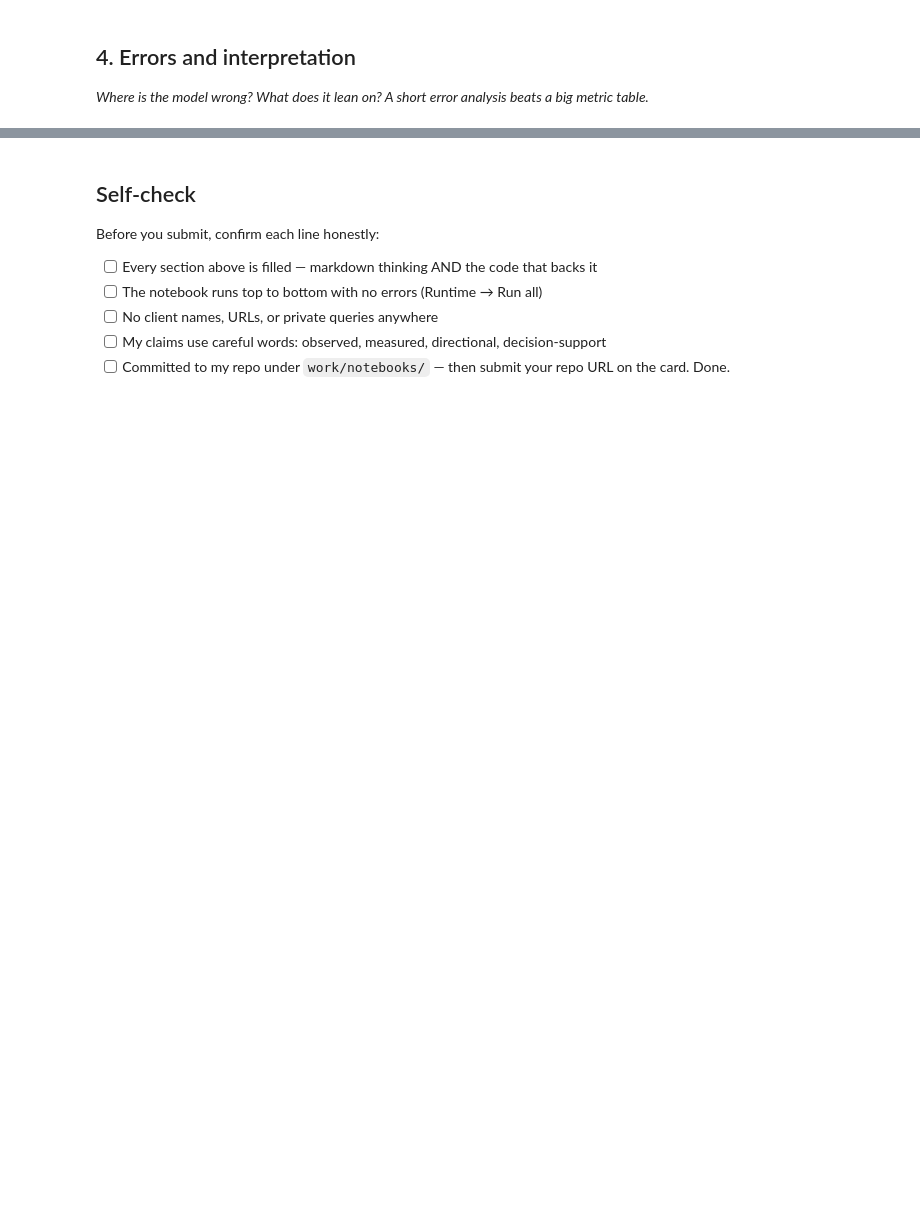
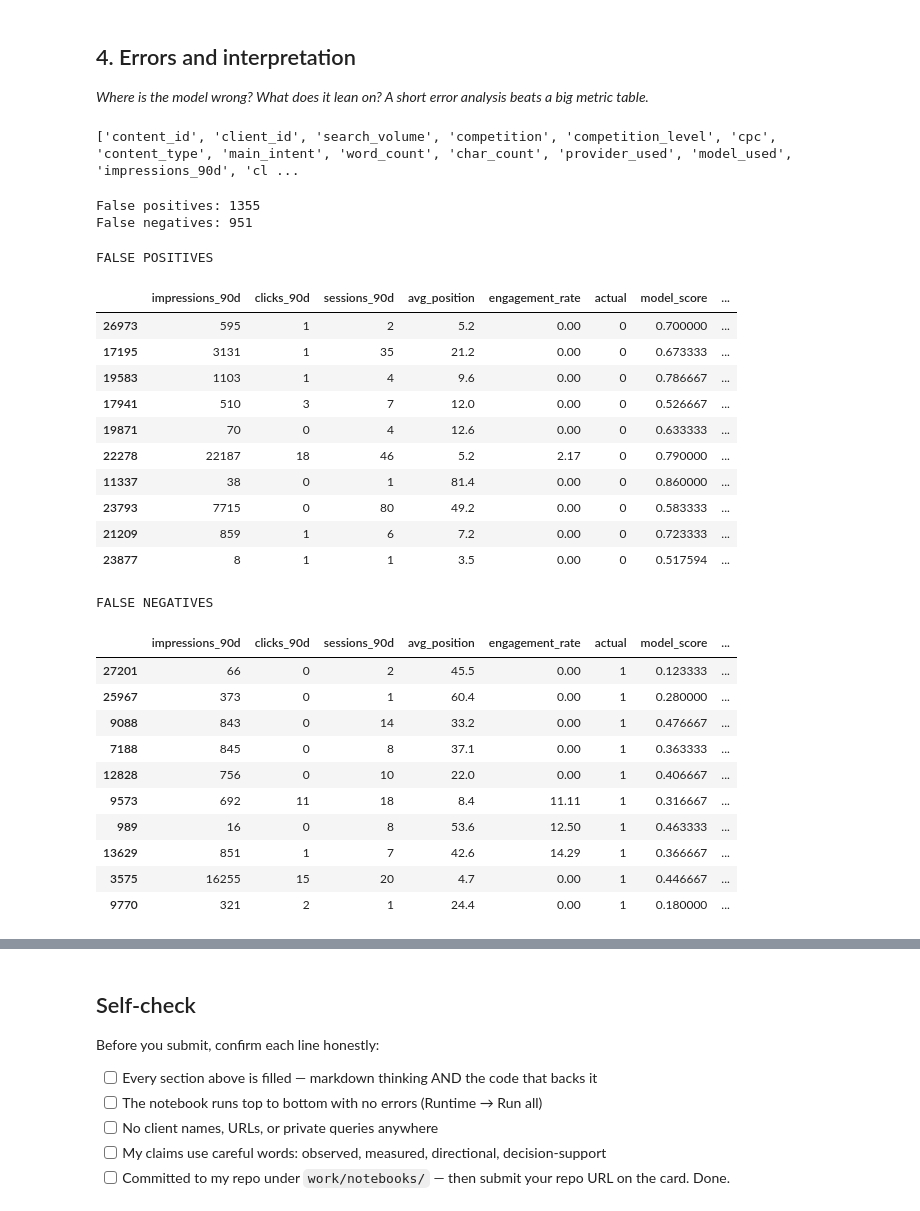
Before and after one commit to Sumit07-git/flyrank-ml-internship, a Jupyter notebook: work/notebooks/w05_model.ipynb, the cells around one changed output, grey strips where cells are left out. Saved outputs shown, nothing was run; the diff lists cells and outputs as text; code cells hidden in the pictures; blank space fills up the shorter version.

```diff
--- a/work/notebooks/w05_model.ipynb
+++ b/work/notebooks/w05_model.ipynb
@@ -27,3 +135,7 @@ This skeleton is yours to fill. Work the sections **in order** — each one has
 # %%
 # This cell is for CODE (numbers, a query, a check).
 # Write your text answer in the cell ABOVE this one — typing sentences here breaks Run All.
+df = pd.read_csv("./data/raw/content_refresh_anonymized.csv")
+
+print("Shape:", df.shape)
+print(df.columns.tolist())
@@ -31,6 +314,82 @@ This skeleton is yours to fill. Work the sections **in order** — each one has
 ## 4. Errors and interpretation
 
 *Where is the model wrong? What does it lean on? A short error analysis beats a big metric table.*
+# %%
+test["actual"] = y_test.to_numpy()
+
+# Check
+print(test.columns.tolist())
+# %% [output]
+['content_id', 'client_id', 'search_volume', 'competition', 'competition_level', 'cpc', 'content_type', 'main_intent', 'word_count', 'char_count', 'provider_used', 'model_used', 'impressions_90d', 'cl ...
 # %%
 # This cell is for CODE (numbers, a query, a check).
 # Write your text answer in the cell ABOVE this one — typing sentences here breaks Run All.
+test["model_prediction"] = (
+    test["model_score"] >= 0.5
+).astype(int)
+# %%
+false_positives = test[
+    (test["actual"] == 0) &
+    (test["model_prediction"] == 1)
+].copy()
+
+false_negatives = test[
+    (test["actual"] == 1) &
+    (test["model_prediction"] == 0)
+].copy()
+
+print("False positives:", len(false_positives))
+print("False negatives:", len(false_negatives))
+# %% [output]
+False positives: 1355
+False negatives: 951
+# %%
+error_columns = [
+    "impressions_90d",
+    "clicks_90d",
+    "sessions_90d",
+    "avg_position",
+    "engagement_rate",
+    "actual",
+    "model_score",
+    "model_prediction"
+]
+
+print("FALSE POSITIVES")
+display(
+    false_positives[
+        error_columns
+    ].head(10)
+)
+
+print("FALSE NEGATIVES")
+display(
+    false_negatives[
+        error_columns
+    ].head(10)
+)
+# %% [output]
+FALSE POSITIVES
+|  | impressions_90d | clicks_90d | sessions_90d | avg_position | engagement_rate | actual | model_score | ... |
+| 26973 | 595 | 1 | 2 | 5.2 | 0.00 | 0 | 0.700000 | ... |
+| 17195 | 3131 | 1 | 35 | 21.2 | 0.00 | 0 | 0.673333 | ... |
+| 19583 | 1103 | 1 | 4 | 9.6 | 0.00 | 0 | 0.786667 | ... |
+| 17941 | 510 | 3 | 7 | 12.0 | 0.00 | 0 | 0.526667 | ... |
+| 19871 | 70 | 0 | 4 | 12.6 | 0.00 | 0 | 0.633333 | ... |
+| 22278 | 22187 | 18 | 46 | 5.2 | 2.17 | 0 | 0.790000 | ... |
+| 11337 | 38 | 0 | 1 | 81.4 | 0.00 | 0 | 0.860000 | ... |
+| 23793 | 7715 | 0 | 80 | 49.2 | 0.00 | 0 | 0.583333 | ... |
+| 21209 | 859 | 1 | 6 | 7.2 | 0.00 | 0 | 0.723333 | ... |
+| 23877 | 8 | 1 | 1 | 3.5 | 0.00 | 0 | 0.517594 | ... |
+FALSE NEGATIVES
+|  | impressions_90d | clicks_90d | sessions_90d | avg_position | engagement_rate | actual | model_score | ... |
+| 27201 | 66 | 0 | 2 | 45.5 | 0.00 | 1 | 0.123333 | ... |
+| 25967 | 373 | 0 | 1 | 60.4 | 0.00 | 1 | 0.280000 | ... |
+| 9088 | 843 | 0 | 14 | 33.2 | 0.00 | 1 | 0.476667 | ... |
+| 7188 | 845 | 0 | 8 | 37.1 | 0.00 | 1 | 0.363333 | ... |
+| 12828 | 756 | 0 | 10 | 22.0 | 0.00 | 1 | 0.406667 | ... |
+| 9573 | 692 | 11 | 18 | 8.4 | 11.11 | 1 | 0.316667 | ... |
+| 989 | 16 | 0 | 8 | 53.6 | 12.50 | 1 | 0.463333 | ... |
+| 13629 | 851 | 1 | 7 | 42.6 | 14.29 | 1 | 0.366667 | ... |
+| 3575 | 16255 | 15 | 20 | 4.7 | 0.00 | 1 | 0.446667 | ... |
+| 9770 | 321 | 2 | 1 | 24.4 | 0.00 | 1 | 0.180000 | ... |
```
Also changed, not shown: parts of 23 cells of this notebook.
